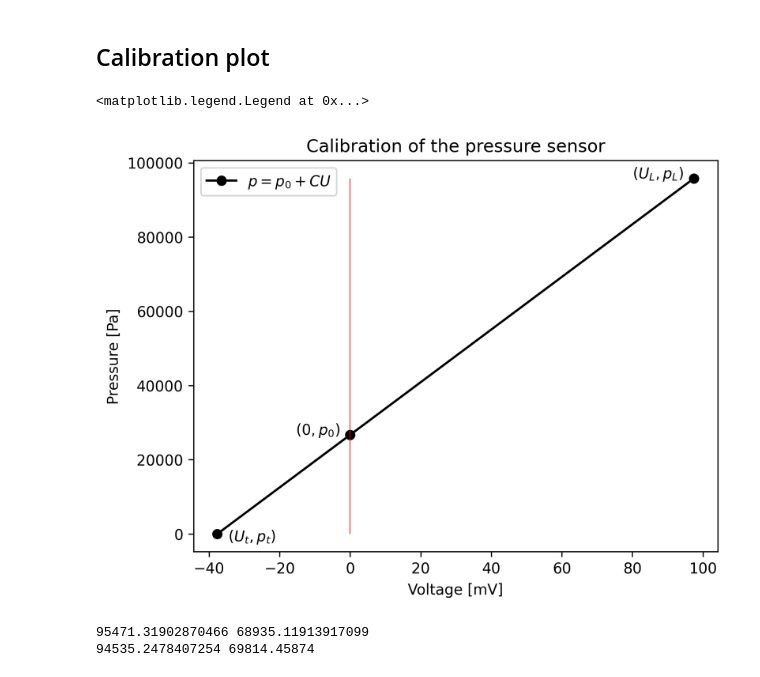
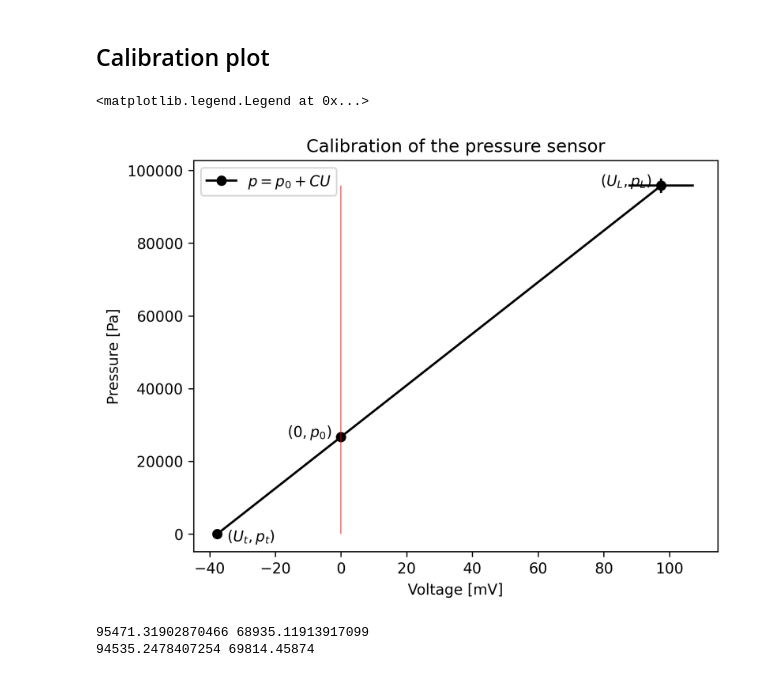
Before and after one commit to Noothless/Physik-Absolute-Zero, a Jupyter notebook: notebook/notebook.ipynb, the cells around one changed output. Drawn from its saved outputs; the diff is of its cells as text; code cells hidden in the pictures.

```diff
--- a/notebook/notebook.ipynb
+++ b/notebook/notebook.ipynb
@@ -25,23 +25,30 @@ def calc_pressure(u):
 # %%
 fig,ax1 = plt.subplots(dpi=dpi)
 
 ax1.set_title('Calibration of the pressure sensor')
 ax1.set_xlabel('Voltage [mV]')
 ax1.set_ylabel('Pressure [Pa]')
 
 U = [s_p1[0], s_p2[0]]
 P = [s_p1[1], s_p2[1]]
 
 ax1.plot(U, P, c='black', marker = 'o', linestyle='-', label = '$p = p_0 + CU$')
 ax1.vlines(0, P[0], P[1], colors='red', linestyle = '-', linewidth=0.5)
+
 ax1.scatter([0], [p_0], color = 'black')
 ax1.annotate("$(0, p_0)$", (-3, p_0), horizontalalignment='right')
+ax1.errorbar([0], [p_0], xerr = 10, yerr = 1000, ecolor = "black")
+
 ax1.annotate("$(U_L, p_L)$", (U[0] - 3, P[0]), horizontalalignment='right')
+ax1.errorbar(U[0], P[0], xerr = 10, yerr = 1000, ecolor = "black")
+
 ax1.annotate("$(U_t, p_t)$", (U[1] + 3, P[1] - 2000))
+ax1.errorbar(U[1], P[1], xerr = 10, yerr = 1000, ecolor = "black")
+
 plt.legend()
 # %% [output]
 <matplotlib.legend.Legend at 0x...>
-[figure, old version]
+[figure, new version]
 # %%
 M_K = [98.323, 96.96]
 M_E = [0.0, 59.54]
```
Also changed, not shown: parts of 2 cells of this notebook.
